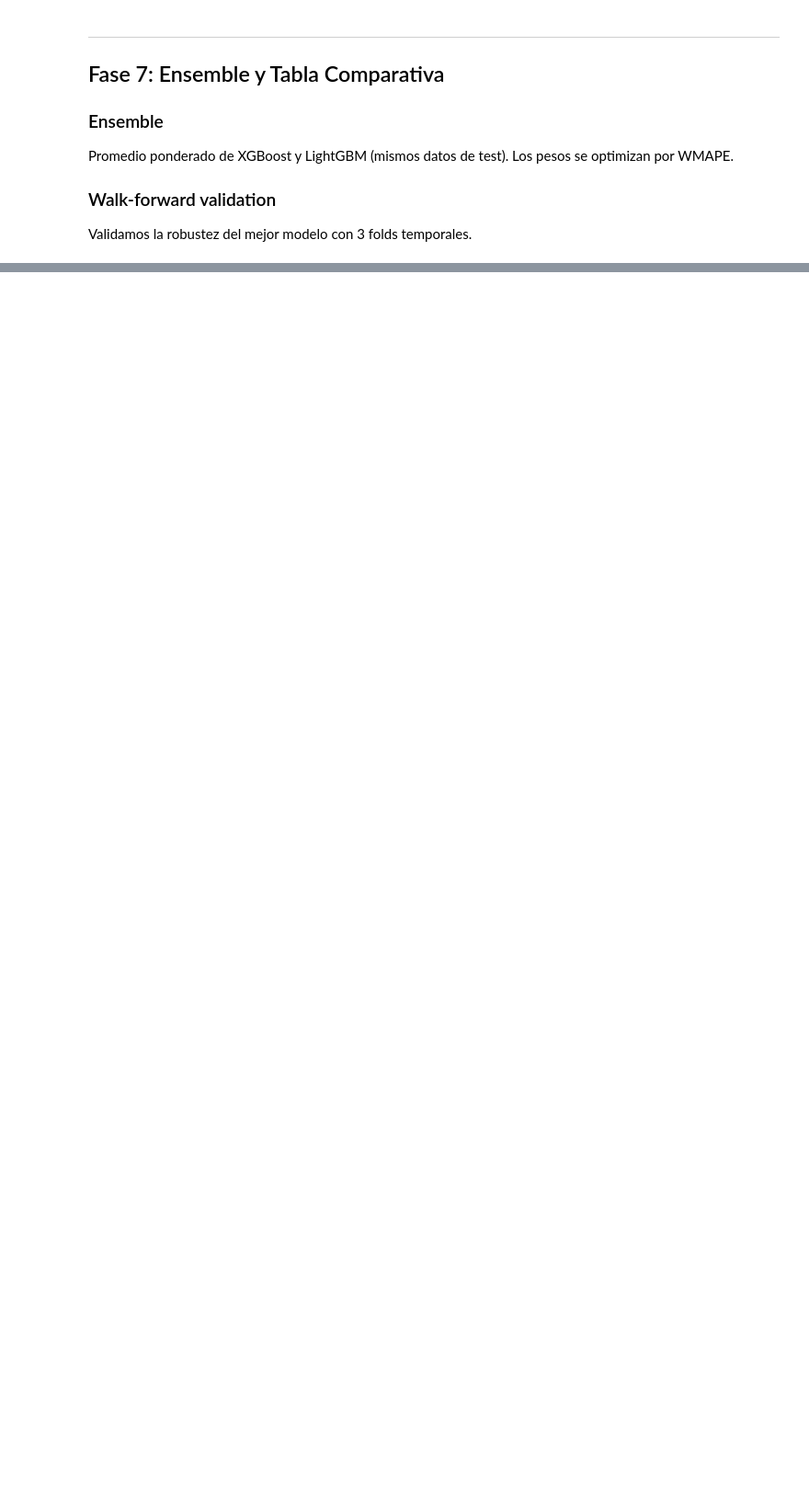
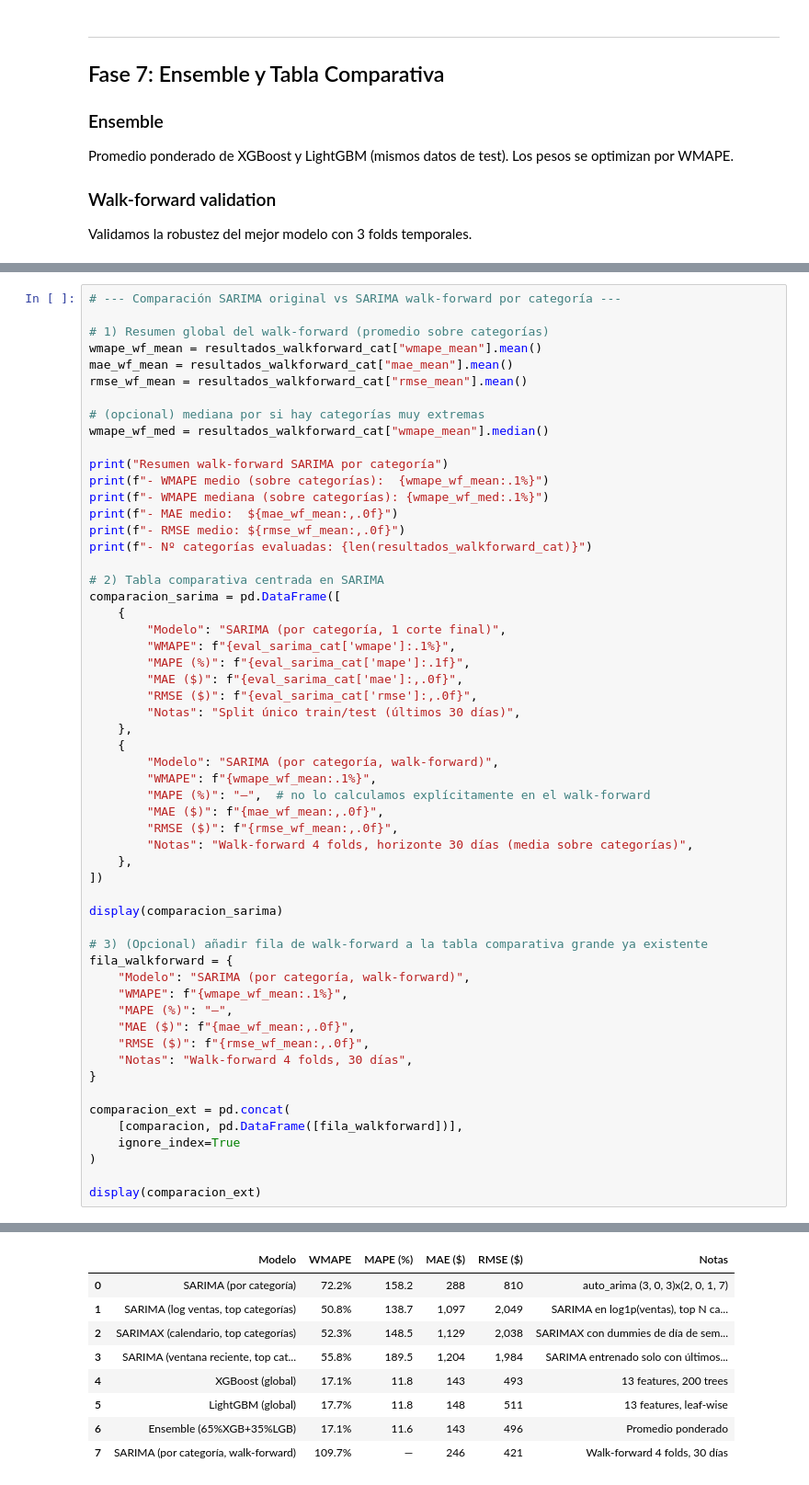
Before and after one commit to agus-chaud/forecasting-demanda-licores, a Jupyter notebook: forecasting-licores.ipynb, the cells around one changed output, grey strips where cells are left out. Shown at 92% size. Drawn from its saved outputs; the diff is of its cells as text; blank space fills up the shorter version.

```diff
--- a/forecasting-licores.ipynb
+++ b/forecasting-licores.ipynb
@@ -860,0 +1345,57 @@ Varianza baja = modelo robusto; varianza alta = modelo inestable
+# %%
+# --- Comparación SARIMA original vs SARIMA walk-forward por categoría ---
+
+# 1) Resumen global del walk-forward (promedio sobre categorías)
+wmape_wf_mean = resultados_walkforward_cat["wmape_mean"].mean()
+mae_wf_mean = resultados_walkforward_cat["mae_mean"].mean()
+rmse_wf_mean = resultados_walkforward_cat["rmse_mean"].mean()
+
+# (opcional) mediana por si hay categorías muy extremas
+wmape_wf_med = resultados_walkforward_cat["wmape_mean"].median()
+
+print("Resumen walk-forward SARIMA por categoría")
+print(f"- WMAPE medio (sobre categorías):  {wmape_wf_mean:.1%}")
+print(f"- WMAPE mediana (sobre categorías): {wmape_wf_med:.1%}")
+print(f"- MAE medio:  ${mae_wf_mean:,.0f}")
+print(f"- RMSE medio: ${rmse_wf_mean:,.0f}")
+print(f"- Nº categorías evaluadas: {len(resultados_walkforward_cat)}")
+
+# 2) Tabla comparativa centrada en SARIMA
+comparacion_sarima = pd.DataFrame([
+    {
+        "Modelo": "SARIMA (por categoría, 1 corte final)",
+        "WMAPE": f"{eval_sarima_cat['wmape']:.1%}",
+        "MAPE (%)": f"{eval_sarima_cat['mape']:.1f}",
+        "MAE ($)": f"{eval_sarima_cat['mae']:,.0f}",
+        "RMSE ($)": f"{eval_sarima_cat['rmse']:,.0f}",
+        "Notas": "Split único train/test (últimos 30 días)",
+    },
+    {
+        "Modelo": "SARIMA (por categoría, walk-forward)",
+        "WMAPE": f"{wmape_wf_mean:.1%}",
+        "MAPE (%)": "—",  # no lo calculamos explícitamente en el walk-forward
+        "MAE ($)": f"{mae_wf_mean:,.0f}",
+        "RMSE ($)": f"{rmse_wf_mean:,.0f}",
+        "Notas": "Walk-forward 4 folds, horizonte 30 días (media sobre categorías)",
+    },
+])
+
+display(comparacion_sarima)
+
+# 3) (Opcional) añadir fila de walk-forward a la tabla comparativa grande ya existente
+fila_walkforward = {
+    "Modelo": "SARIMA (por categoría, walk-forward)",
+    "WMAPE": f"{wmape_wf_mean:.1%}",
+    "MAPE (%)": "—",
+    "MAE ($)": f"{mae_wf_mean:,.0f}",
+    "RMSE ($)": f"{rmse_wf_mean:,.0f}",
+    "Notas": "Walk-forward 4 folds, 30 días",
+}
+
+comparacion_ext = pd.concat(
+    [comparacion, pd.DataFrame([fila_walkforward])],
+    ignore_index=True
+)
+
+display(comparacion_ext)
+# %% [output]
@@ -860,0 +1411,9 @@ Varianza baja = modelo robusto; varianza alta = modelo inestable
+|  | Modelo | WMAPE | MAPE (%) | MAE ($) | RMSE ($) | Notas |
+| 0 | SARIMA (por categoría) | 72.2% | 158.2 | 288 | 810 | auto_arima (3, 0, 3)x(2, 0, 1, 7) |
+| 1 | SARIMA (log ventas, top categorías) | 50.8% | 138.7 | 1,097 | 2,049 | SARIMA en log1p(ventas), top N ca... |
+| 2 | SARIMAX (calendario, top categorías) | 52.3% | 148.5 | 1,129 | 2,038 | SARIMAX con dummies de día de sem... |
+| 3 | SARIMA (ventana reciente, top cat... | 55.8% | 189.5 | 1,204 | 1,984 | SARIMA entrenado solo con últimos... |
+| 4 | XGBoost (global) | 17.1% | 11.8 | 143 | 493 | 13 features, 200 trees |
+| 5 | LightGBM (global) | 17.7% | 11.8 | 148 | 511 | 13 features, leaf-wise |
+| 6 | Ensemble (65%XGB+35%LGB) | 17.1% | 11.6 | 143 | 496 | Promedio ponderado |
+| 7 | SARIMA (por categoría, walk-forward) | 109.7% | — | 246 | 421 | Walk-forward 4 folds, 30 días |
```
Also changed, not shown: parts of 18 cells of this notebook.
